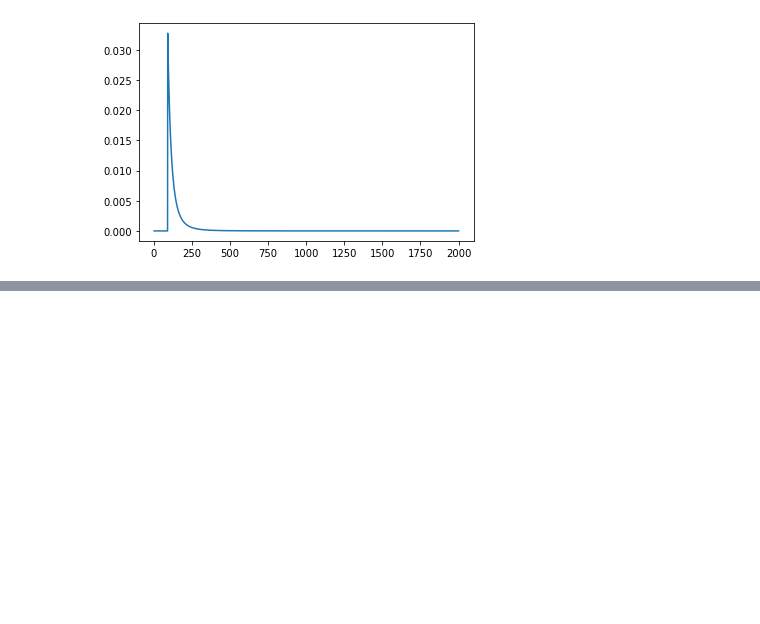
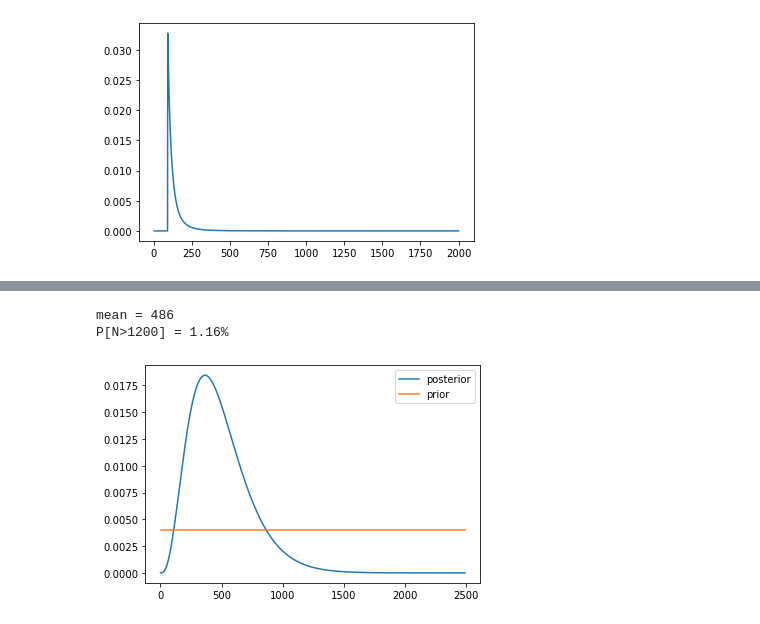
Before and after one commit to WHITSNAK/think_bayes, a Jupyter notebook: chapter-5-estimating-counts.ipynb, the cells around one changed output, grey strips where cells are left out. Cells and saved outputs as stored; diff of their text form; code cells hidden in the pictures; blank space fills up the shorter version.

```diff
--- a/chapter-5-estimating-counts.ipynb
+++ b/chapter-5-estimating-counts.ipynb
@@ -33,0 +46,23 @@ print((hypos * posterior).sum())
+# %%
+from scipy.stats import binom
+
+hypos = np.arange(1, 2500, 10)
+init_prior = np.ones(hypos.shape) / hypos.shape[0]
+prior = init_prior.copy()
+
+data = [2, 1, 0]
+for d in data:
+    likelihood = binom.pmf(k=d, n=hypos, p=1/365)
+    posterior = prior * likelihood
+    prior = posterior
+posterior /= posterior.sum()
+
+plt.plot(hypos, posterior, label='posterior')
+plt.plot(hypos, init_prior, label='prior')
+plt.legend()
+print('mean = %.f' % (hypos * posterior).sum())
+print('P[N>1200] = %.2f%%' % (posterior[hypos>=1200].sum()*100))
+# %% [output]
+mean = 486
+P[N>1200] = 1.16%
+[figure, added]
```
Also changed, not shown: parts of 3 cells of this notebook.
